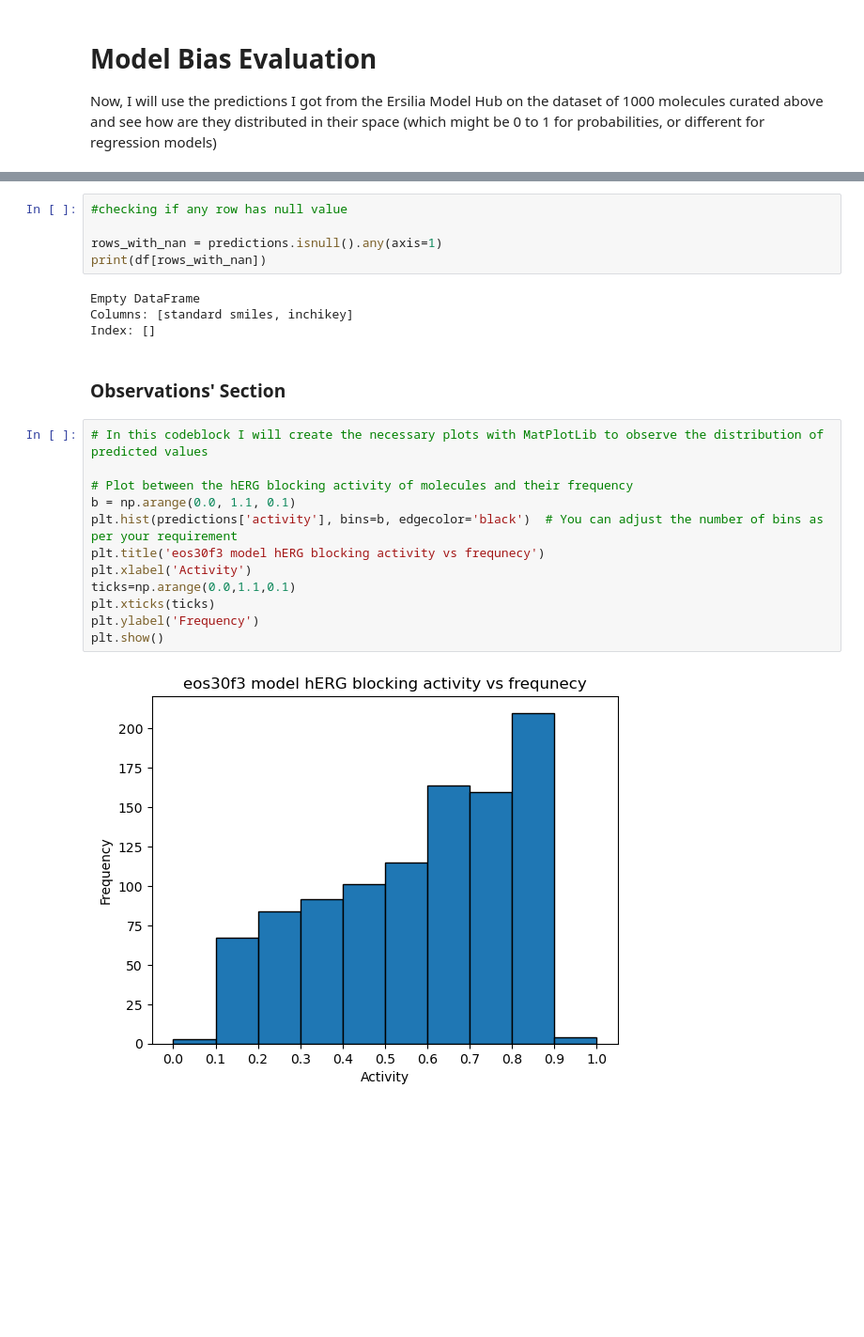
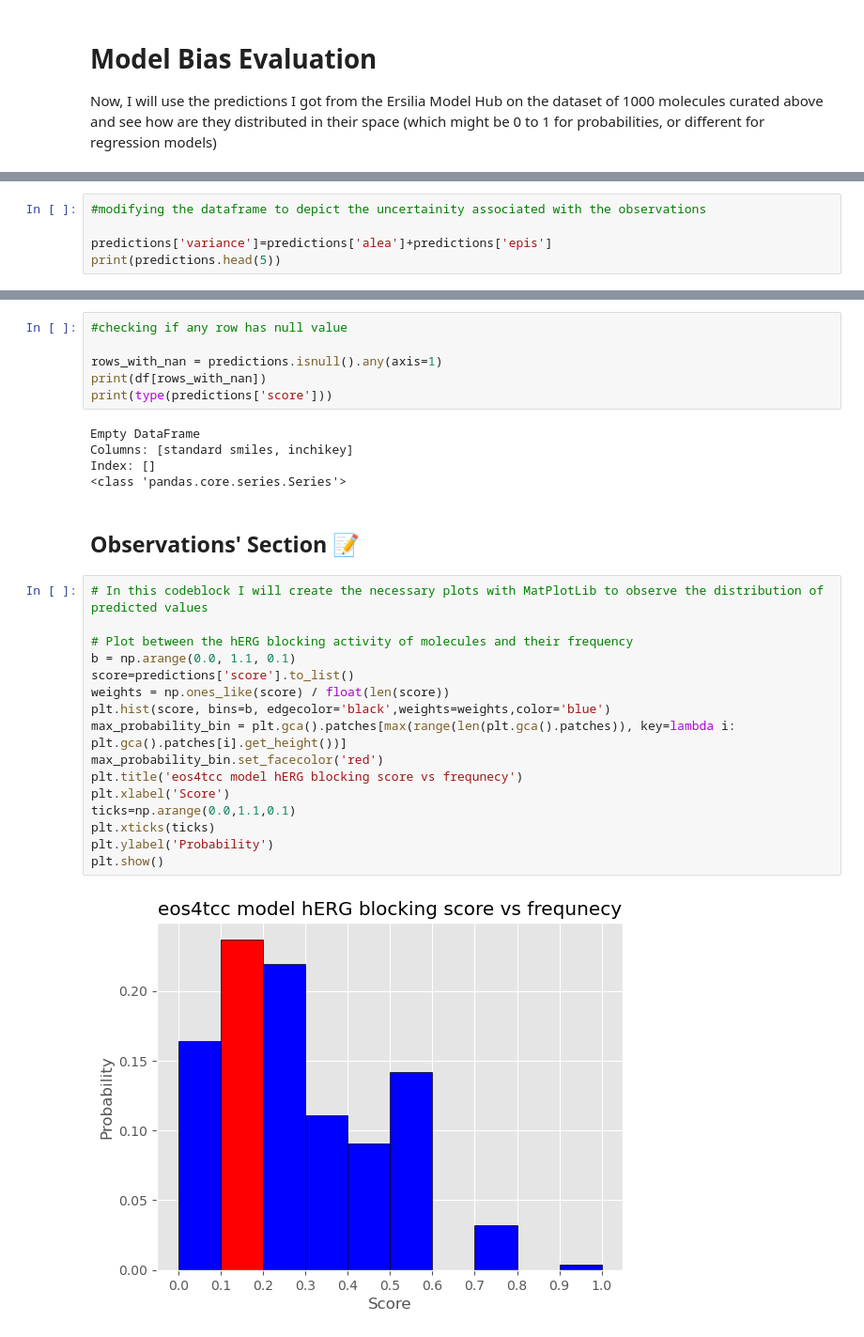
Before and after one commit to Ashita17/Ersilia-Outreachy, a Jupyter notebook: model-validation-example/notebooks/00_model_bias.ipynb, the cells around one changed output, grey strips where cells are left out. Shown at 94% size. Saved outputs shown, nothing was run; the diff lists cells and outputs as text; blank space fills up the shorter version.

Commit message:
added plots

```diff
--- a/model-validation-example/notebooks/00_model_bias.ipynb
+++ b/model-validation-example/notebooks/00_model_bias.ipynb
@@ -174,0 +139,5 @@ predictions2
+# %%
+#modifying the dataframe to depict the uncertainity associated with the observations
+
+predictions['variance']=predictions['alea']+predictions['epis']
+print(predictions.head(5))
@@ -179,23 +162,29 @@ predictions2
 
 rows_with_nan = predictions.isnull().any(axis=1)
 print(df[rows_with_nan])
+print(type(predictions['score']))
 # %% [output]
 Empty DataFrame
 Columns: [standard smiles, inchikey]
 Index: []
+<class 'pandas.core.series.Series'>
 # %% [markdown]
-### Observations' Section
+## Observations' Section 📝
 # %%
 # In this codeblock I will create the necessary plots with MatPlotLib to observe the distribution of predicted values
 
 # Plot between the hERG blocking activity of molecules and their frequency
 b = np.arange(0.0, 1.1, 0.1)
-plt.hist(predictions['activity'], bins=b, edgecolor='black')  # You can adjust the number of bins as per your requirement
-plt.title('eos30f3 model hERG blocking activity vs frequnecy')
-plt.xlabel('Activity')
+score=predictions['score'].to_list()
+weights = np.ones_like(score) / float(len(score))
+plt.hist(score, bins=b, edgecolor='black',weights=weights,color='blue')
+max_probability_bin = plt.gca().patches[max(range(len(plt.gca().patches)), key=lambda i: plt.gca().patches[i].get_height())]
+max_probability_bin.set_facecolor('red')
+plt.title('eos4tcc model hERG blocking score vs frequnecy')
+plt.xlabel('Score')
 ticks=np.arange(0.0,1.1,0.1)
 plt.xticks(ticks)
-plt.ylabel('Frequency')
+plt.ylabel('Probability')
 plt.show()
 # %% [output]
-[figure, old version]
+[figure, new version]
```
Also changed, not shown: parts of 19 cells of this notebook, 3 other files.
